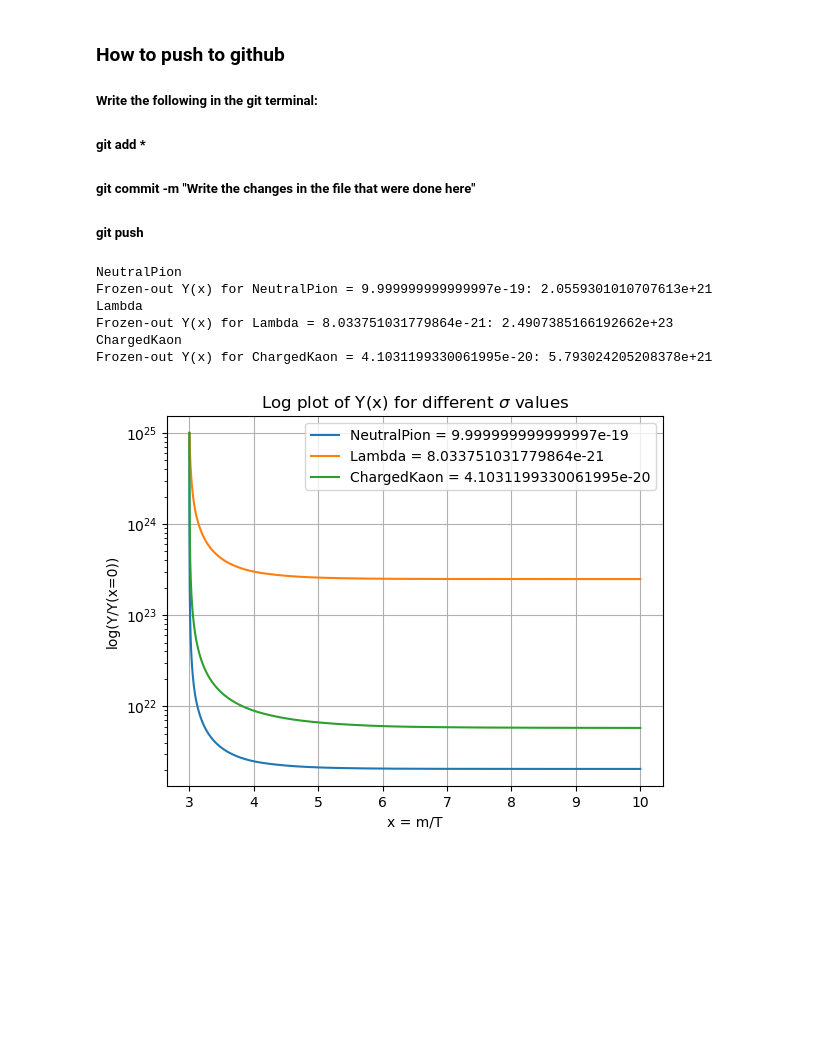
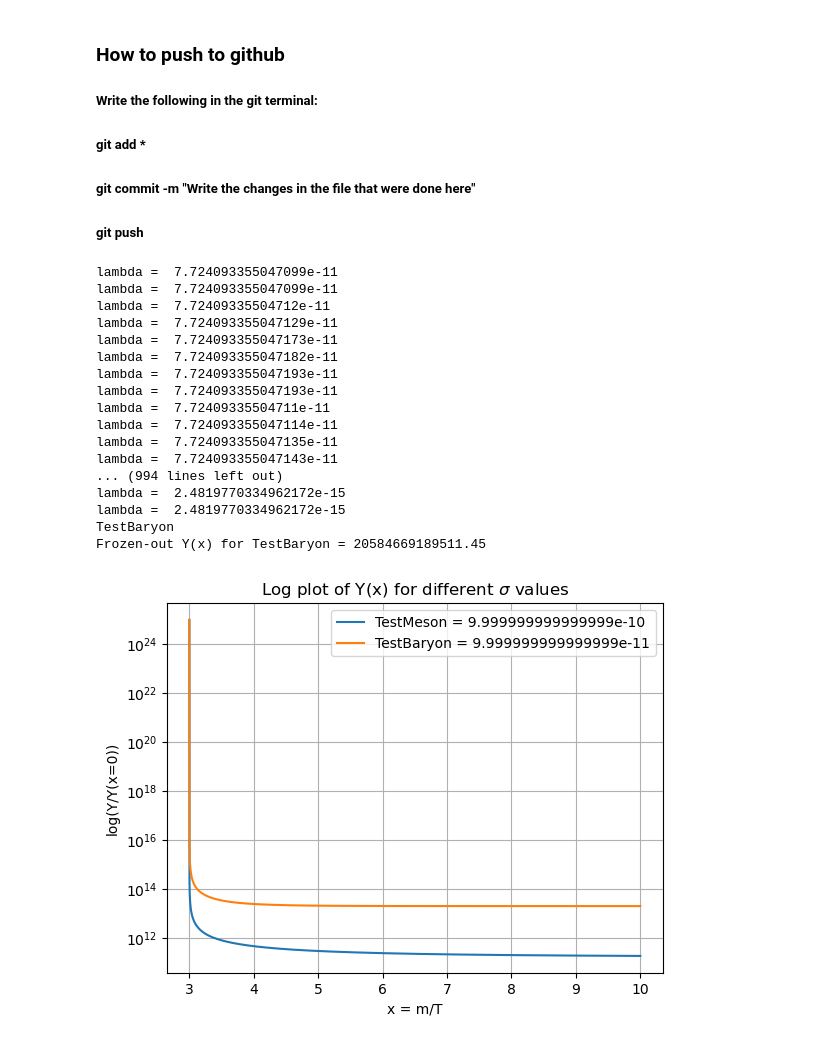
Before and after one commit to IgalPress/Thesis, a Jupyter notebook: FreezeOutCode.ipynb, the cells around one changed output. Saved outputs shown, nothing was run; the diff lists cells and outputs as text; code cells hidden in the pictures; blank space fills up the shorter version.

Commit message:
Added test masses and coupling constants

```diff
--- a/FreezeOutCode.ipynb
+++ b/FreezeOutCode.ipynb
@@ -27,44 +27,54 @@ Y0 = [1e25]
 x_min = 3
 x_max = 10
 x_span = (x_min, x_max)
 x_eval = np.linspace(x_min, x_max, 500000)
 
 # THE STRING ENCLOSED WITHIN THE "" IS TELLING THE CODE WHAT RATIO TO USE REGARDLESS OF WHAT VARIABLE YOU PASS THROUGH NEXT
 sigma_values = {
-    "NeutralPion": Sigma_SV_NeutralPion,
-    "Lambda": Sigma_SV_Lambda,
-    "ChargedKaon": Sigma_SV_ChargedKaon
+    "TestMeson": Sigma_Meson,
+    "TestBaryon": Sigma_Baryon
 }
 
 for particle, sigma_value in sigma_values.items():
     sol = solve_ivp(lambda x, Y: dYdx(x, Y, sigma_value, particle), x_span, Y0, t_eval=x_eval)
     print(particle)
 
     # Number of frozen-out DM particles
     Y_frozen = sol.y[0, -1]
-    print(f'Frozen-out Y(x) for {particle} = {sigma_value}: {Y_frozen}')
+    print(f'Frozen-out Y(x) for {particle} = {Y_frozen}')
 
     plt.plot(sol.t, sol.y[0], label=f'{particle} = {sigma_value}')
 
 # Plot configurations
 plt.yscale('log')
 #plt.xscale('log')
 plt.xlabel('x = m/T')
 plt.ylabel('log(Y/Y(x=0))')
 plt.title('Log plot of Y(x) for different $\sigma$ values')
 plt.legend()
 plt.grid(True)
 #plt.savefig('DifferentSigmaSValues.png', facecolor='w')
 
 plt.show()
 # %% [output]
-NeutralPion
-Frozen-out Y(x) for NeutralPion = 9.999999999999997e-19: 2.0559301010707613e+21
-Lambda
-Frozen-out Y(x) for Lambda = 8.033751031779864e-21: 2.4907385166192662e+23
-ChargedKaon
-Frozen-out Y(x) for ChargedKaon = 4.1031199330061995e-20: 5.793024205208378e+21
+lambda =  7.724093355047099e-11
+lambda =  7.724093355047099e-11
+lambda =  7.72409335504712e-11
+lambda =  7.724093355047129e-11
+lambda =  7.724093355047173e-11
+lambda =  7.724093355047182e-11
+lambda =  7.724093355047193e-11
+lambda =  7.724093355047193e-11
+lambda =  7.72409335504711e-11
+lambda =  7.724093355047114e-11
+lambda =  7.724093355047135e-11
+lambda =  7.724093355047143e-11
+... (994 lines left out)
+lambda =  2.4819770334962172e-15
+lambda =  2.4819770334962172e-15
+TestBaryon
+Frozen-out Y(x) for TestBaryon = 20584669189511.45
-[figure, old version]
+[figure, new version]
 # %%
 """
 sigma_values = [Sigma_SC_NeutralPion, Sigma_SC_NeutralKaon]
```
Also changed, not shown: 2 other files.
